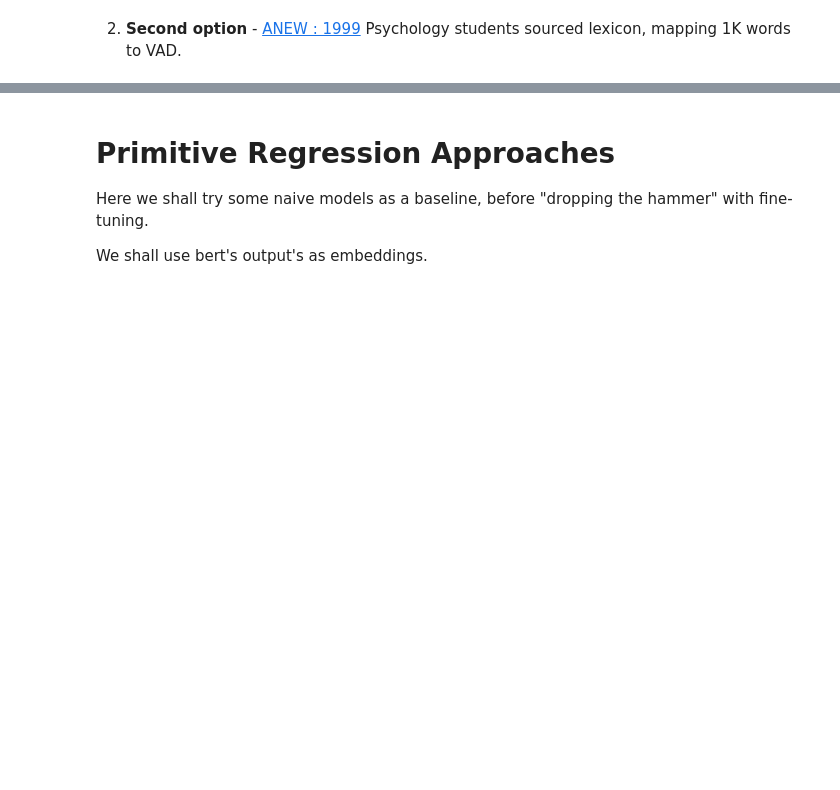
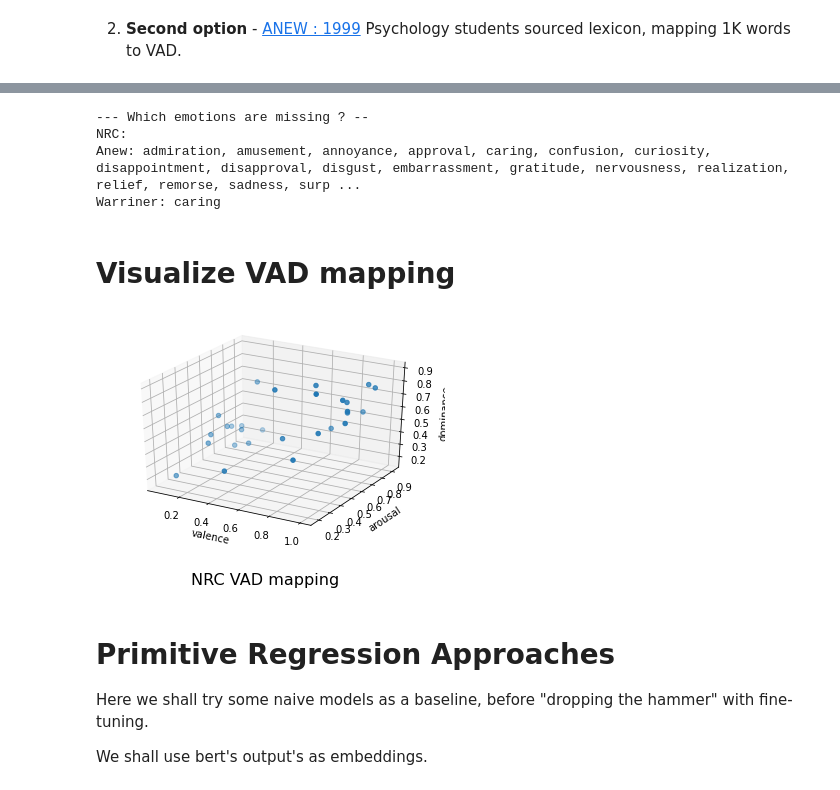
Before and after one commit to matanbt/emotion-recognition-nlp-project, a Jupyter notebook: notebooks/GoEmotions_Data-Analysis.ipynb, the cells around one changed output, grey strips where cells are left out. Drawn from its saved outputs; the diff is of its cells as text; code cells hidden in the pictures; blank space fills up the shorter version.

```diff
--- a/notebooks/GoEmotions_Data-Analysis.ipynb
+++ b/notebooks/GoEmotions_Data-Analysis.ipynb
@@ -155 +160,49 @@ mapping_anew.head()
+# %%
+vad_mappings = {"NRC":mapping_nrc, "Anew":mapping_anew, "Warriner":mapping_warriner}
+# %%
+def get_missing_emotions(mapping):
+  return [emo for emo in labels_list if emo not in list(mapping["word"])]
+
+print("--- Which emotions are missing ? --")
+for mapping_name, mapping in vad_mappings.items():
+  print(f"{mapping_name}: {', '.join(get_missing_emotions(mapping))}")
+# %% [output]
+--- Which emotions are missing ? --
+NRC:
+Anew: admiration, amusement, annoyance, approval, caring, confusion, curiosity, disappointment, disapproval, disgust, embarrassment, gratitude, nervousness, realization, relief, remorse, sadness, surp ...
+Warriner: caring
+# %% [markdown]
+# Visualize VAD mapping
+# %%
+import matplotlib.pyplot as plt
+import numpy as np
+
+def visualize(mapping, mapping_name):
+  """
+  mapping - DataFrame
+  mapping.columns = 'word', 'v', 'a', 'd'
+  """
+
+  v = mapping['v'].tolist()
+  a = mapping['a'].tolist()
+  d = mapping['d'].tolist()
+
+  fig = plt.figure()
+  ax = fig.add_subplot(projection='3d')
+
+  ax.scatter(v, a, d)
+
+  ax.set_xlabel('valence')
+  ax.set_ylabel('arousal')
+  ax.set_zlabel('dominance')
+
+  description = f"{mapping_name} VAD mapping"
+  plt.figtext(0.5, 0.01, description, ha='center', va= 'top', fontsize=16)
+
+
+  plt.show()
+# %%
+visualize(mapping_nrc, "NRC")
+# %% [output]
+[figure, added]
 # %%
```
Also changed, not shown: parts of 10 cells of this notebook, 5 other files.
